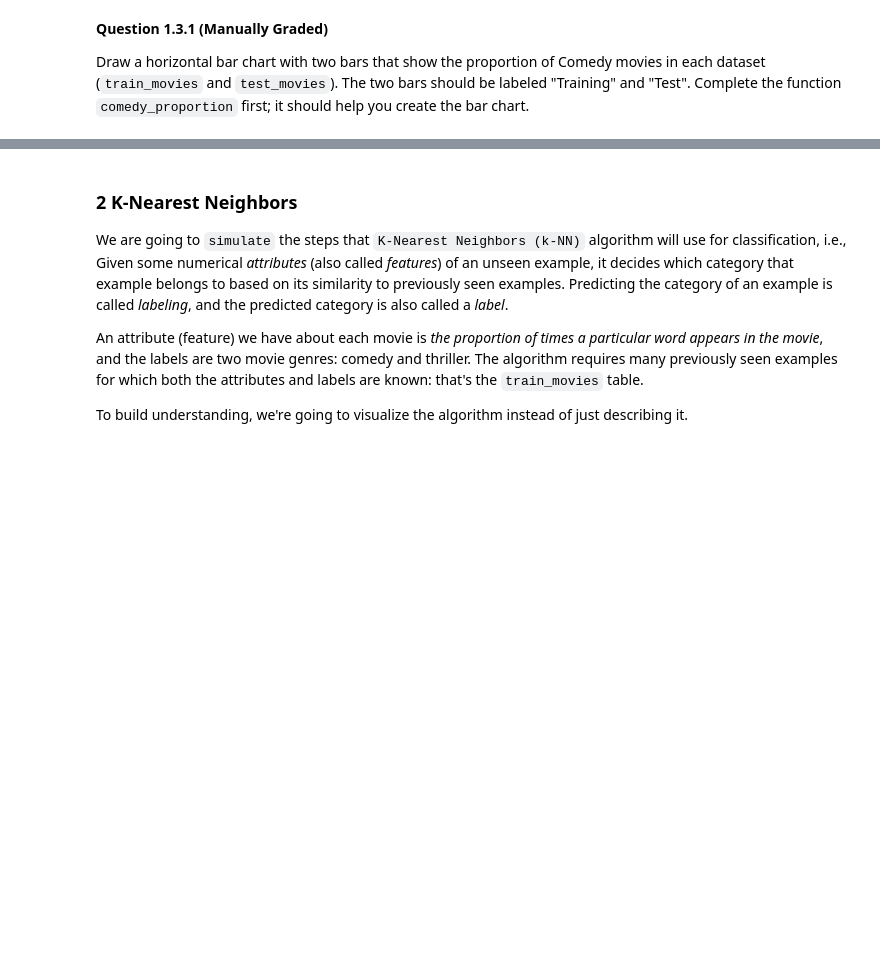
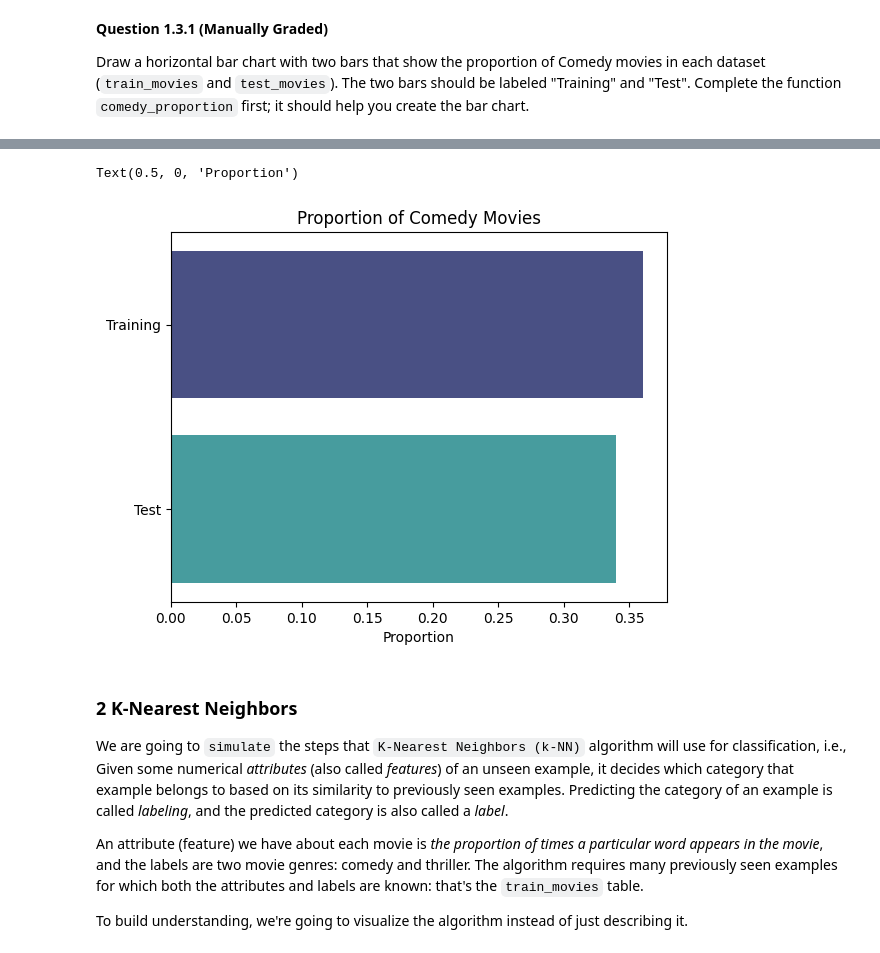
Before and after one commit to TheChroniclerr/CP322, a Jupyter notebook: Assignment_3.ipynb, the cells around one changed output, grey strips where cells are left out. Saved outputs shown, nothing was run; the diff lists cells and outputs as text; code cells hidden in the pictures; blank space fills up the shorter version.

```diff
--- a/Assignment_3.ipynb
+++ b/Assignment_3.ipynb
@@ -296,13 +388,31 @@ Draw a horizontal bar chart with two bars that show the proportion of Comedy mov
 # %%
 
 def comedy_proportion(table):
     # Return the proportion of movies in a table that have the comedy genre.
-    ...
-    return ...
+    num_comedy = (table['Genre'] == 'comedy').sum()
+    return num_comedy / table.shape[0]
 
 # The staff solution took multiple lines.  Start by creating a table.
 # If you get stuck, think about what sort of table you need for barh to work
-...
+train_comedy_proportion = comedy_proportion(train_movies)
+test_comedy_proportion = comedy_proportion(test_movies)
+
+df = pd.DataFrame({
+    "Training": [train_comedy_proportion],
+    "Test": [test_comedy_proportion]
+})
+
+sns.barplot(
+    data=df,
+    orient='h',
+    palette='mako'
+)
+
+plt.title("Proportion of Comedy Movies")
+plt.xlabel("Proportion")
+# %% [output]
+Text(0.5, 0, 'Proportion')
+[figure, added]
 # %% [markdown]
 <!-- END QUESTION -->
 
```
Also changed, not shown: parts of 55 cells of this notebook.
